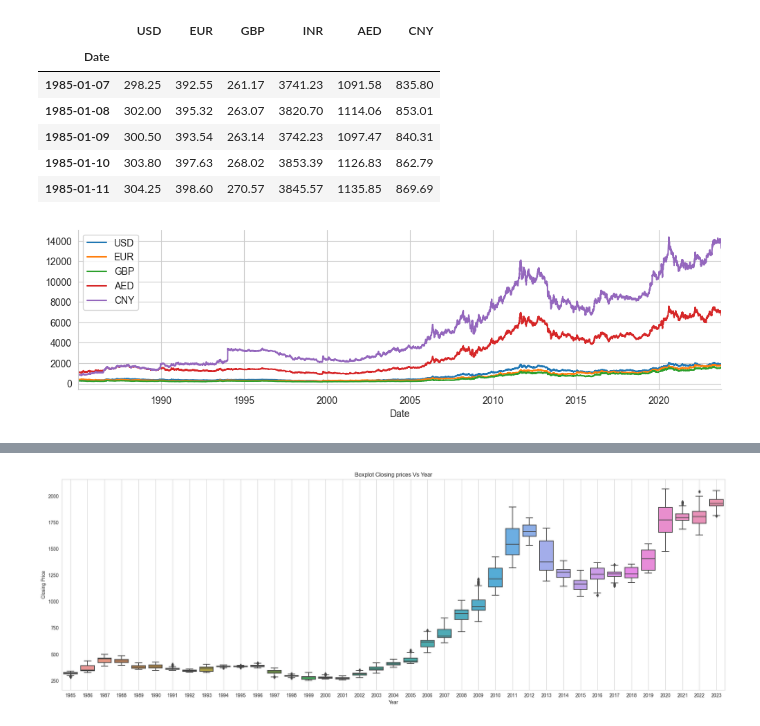
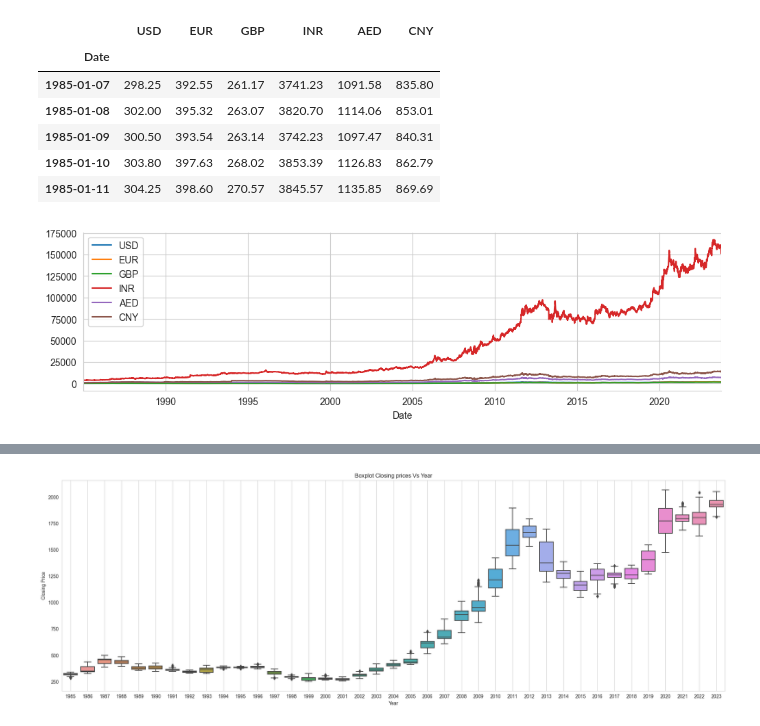
Before and after one commit to KhushbooVarma/Capstone-Project, a Jupyter notebook: Gold-Rate3.ipynb, the cells around one changed output, grey strips where cells are left out. Cells and saved outputs as stored; diff of their text form; code cells hidden in the pictures.

```diff
--- a/Gold-Rate3.ipynb
+++ b/Gold-Rate3.ipynb
@@ -67,7 +76,7 @@ daily_gold_rate.describe()
 ## Converting date field and setting it as index
 # %%
 daily_gold_rate['Date'] = pd.to_datetime(daily_gold_rate['Date'])
-daily_gold_rate.set_index(df['Date'],inplace=True)
+daily_gold_rate.set_index(daily_gold_rate['Date'],inplace=True)
 daily_gold_rate.drop(columns=['Date'], inplace=True)
 # %%
 daily_gold_rate
@@ -157,15 +151,15 @@ memory usage: 552.9 KB
 # %%
 mpl.rc('figure',figsize=(12,3),dpi=100)
 daily_gold_rate['USD'].plot(legend=True)
 daily_gold_rate['EUR'].plot(legend=True)
 daily_gold_rate['GBP'].plot(legend=True)
-#daily_gold_rate['INR'].plot(legend=True)
+daily_gold_rate['INR'].plot(legend=True)
 daily_gold_rate['AED'].plot(legend=True)
 daily_gold_rate['CNY'].plot(legend=True)
 
 
 sns.despine()
 # %% [output]
-[figure, old version]
+[figure, new version]
 # %%
 qcd_variance(daily_gold_rate['USD'])
```
Also changed, not shown: parts of 51 cells of this notebook.
